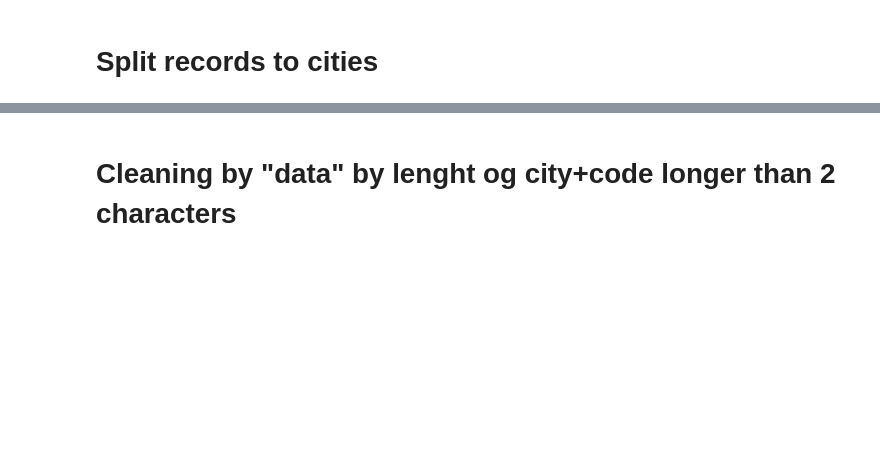
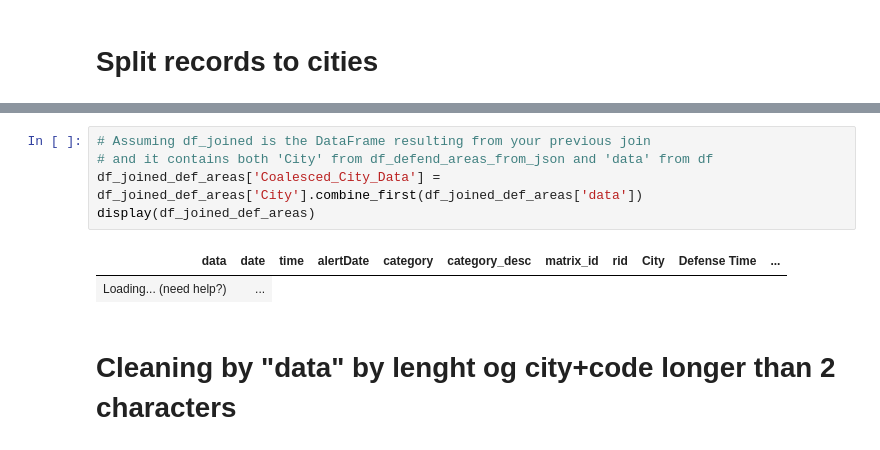
Before and after one commit to Spon4ik/RedAlert, a Jupyter notebook: HomeFrontAlerts.ipynb, the cells around one changed output, grey strips where cells are left out. Cells and saved outputs as stored; diff of their text form; blank space fills up the shorter version.

```diff
--- a/HomeFrontAlerts.ipynb
+++ b/HomeFrontAlerts.ipynb
@@ -173,2 +273,10 @@ df['data'] = df['data'].str.strip()
+# %%
+# Assuming df_joined is the DataFrame resulting from your previous join
+# and it contains both 'City' from df_defend_areas_from_json and 'data' from df
+df_joined_def_areas['Coalesced_City_Data'] = df_joined_def_areas['City'].combine_first(df_joined_def_areas['data'])
+display(df_joined_def_areas)
+# %% [output]
+| data | date | time | alertDate | category | category_desc | matrix_id | rid | City | Defense Time | ... |
+| Loading... (need help?) | ... |
 # %% [markdown]
 # Cleaning by "data" by lenght og city+code longer than 2 characters
```
Also changed, not shown: parts of 44 cells of this notebook, 11 other files.
